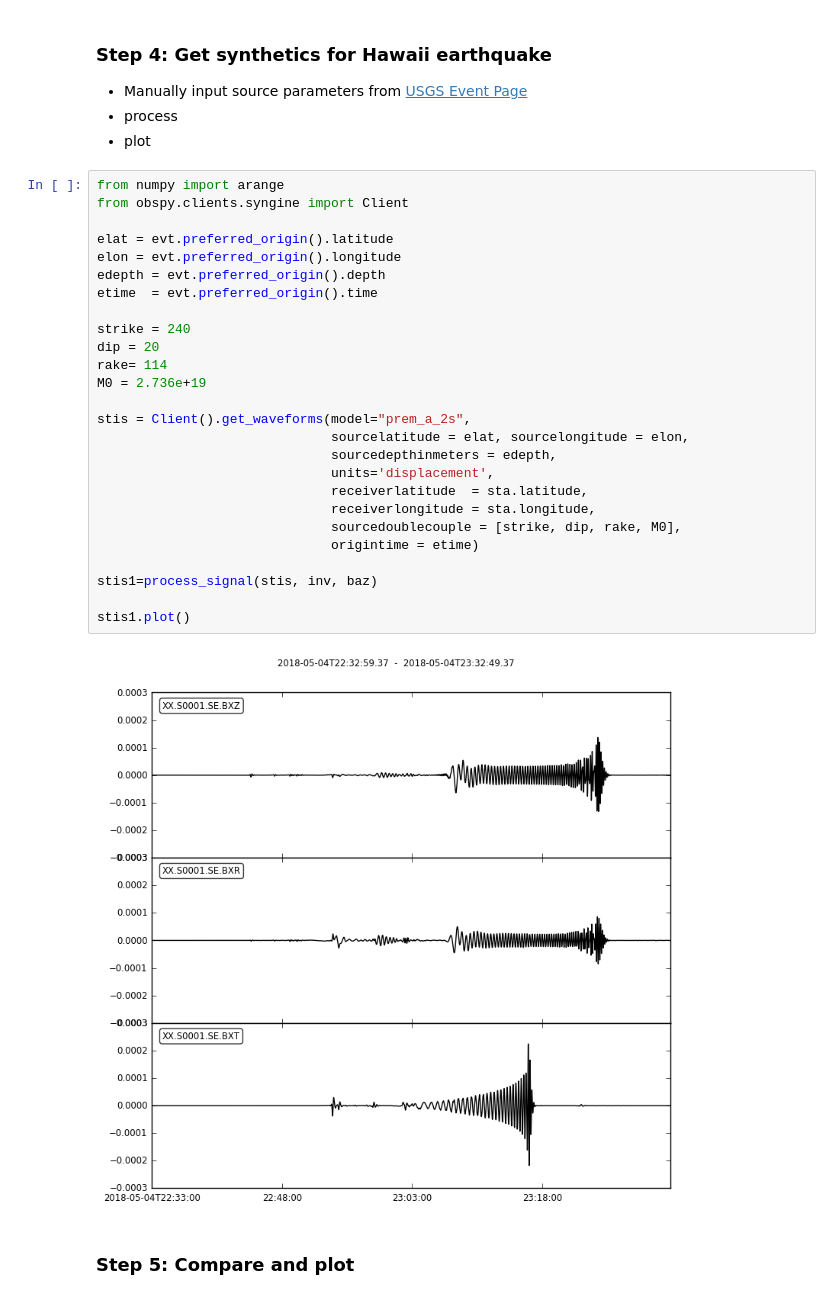
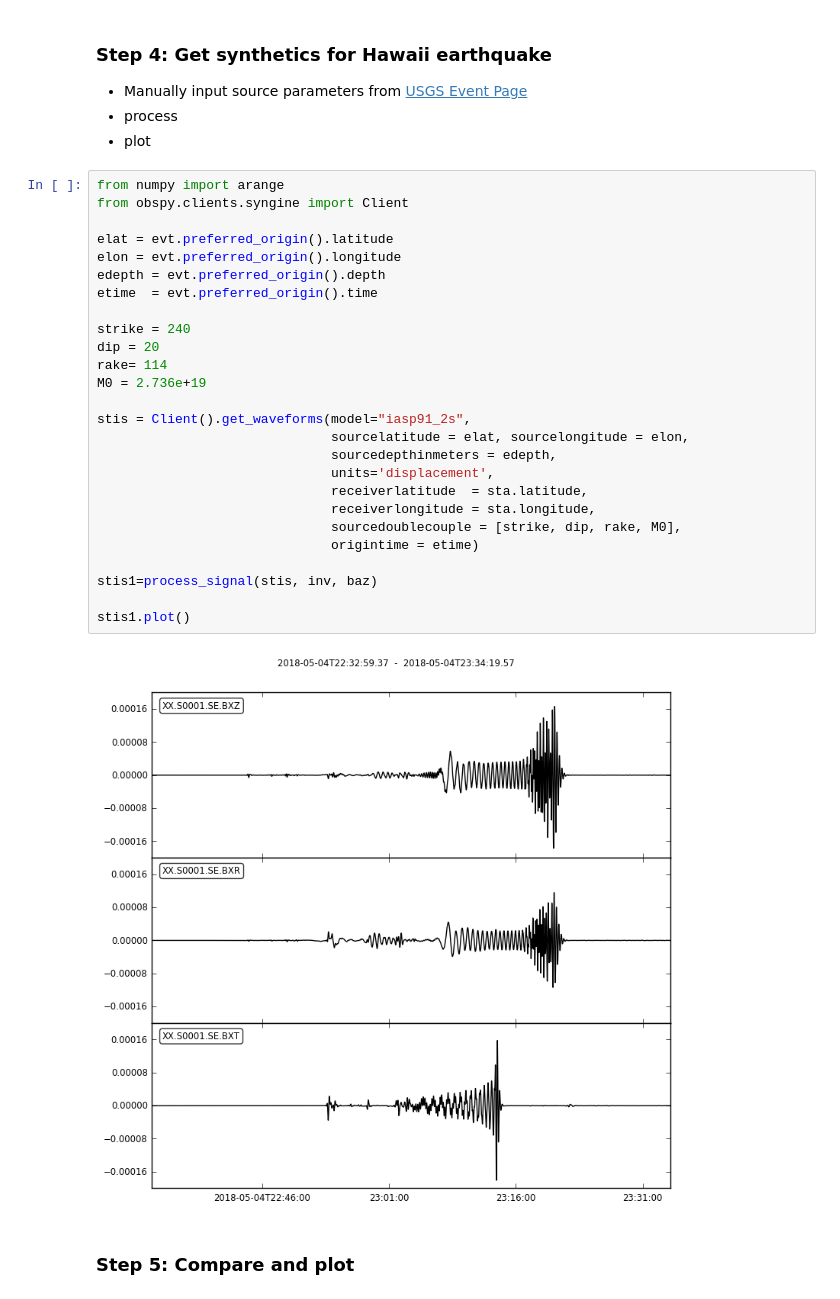
Before and after one commit to nmancinelli/syngine-demo, a Jupyter notebook: Compare_Data_and_Synthetics.ipynb, the cells around one changed output. Saved outputs shown, nothing was run; the diff lists cells and outputs as text.

```diff
--- a/Compare_Data_and_Synthetics.ipynb
+++ b/Compare_Data_and_Synthetics.ipynb
@@ -94,31 +107,31 @@ st1.plot()
 # %%
 from numpy import arange
 from obspy.clients.syngine import Client
 
 elat = evt.preferred_origin().latitude
 elon = evt.preferred_origin().longitude
 edepth = evt.preferred_origin().depth
 etime  = evt.preferred_origin().time
 
 strike = 240
 dip = 20
 rake= 114
 M0 = 2.736e+19
 
-stis = Client().get_waveforms(model="prem_a_2s",
+stis = Client().get_waveforms(model="iasp91_2s",
                               sourcelatitude = elat, sourcelongitude = elon,
                               sourcedepthinmeters = edepth,
                               units='displacement',
                               receiverlatitude  = sta.latitude,
                               receiverlongitude = sta.longitude,
                               sourcedoublecouple = [strike, dip, rake, M0],
                               origintime = etime)
 
 stis1=process_signal(stis, inv, baz)
 
 stis1.plot()
 # %% [output]
-[figure, old version]
+[figure, new version]
 # %% [markdown]
 ### Step 5: Compare and plot
 # %%
```
Also changed, not shown: parts of 16 cells of this notebook, 3 other files.
